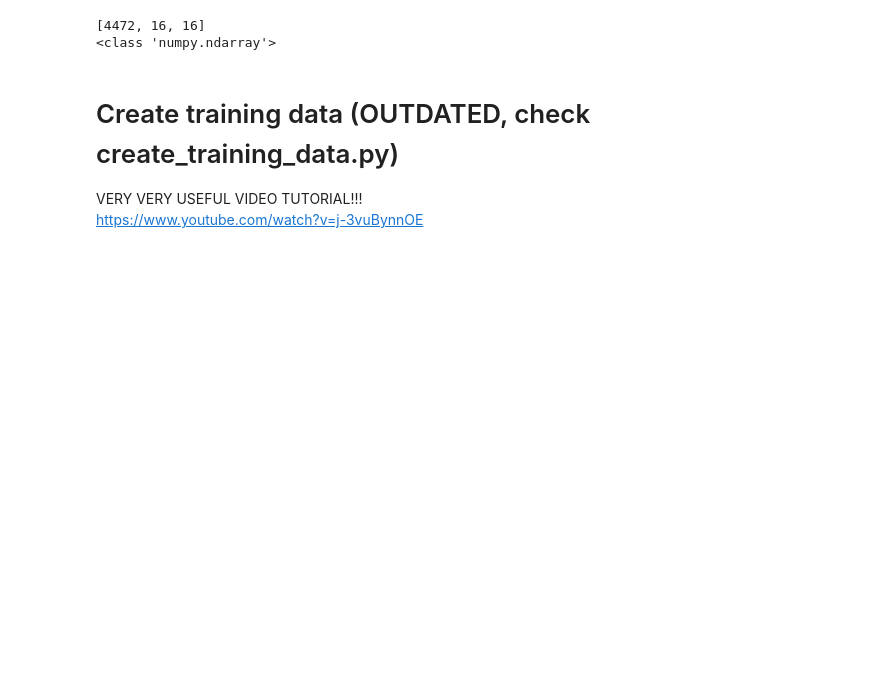
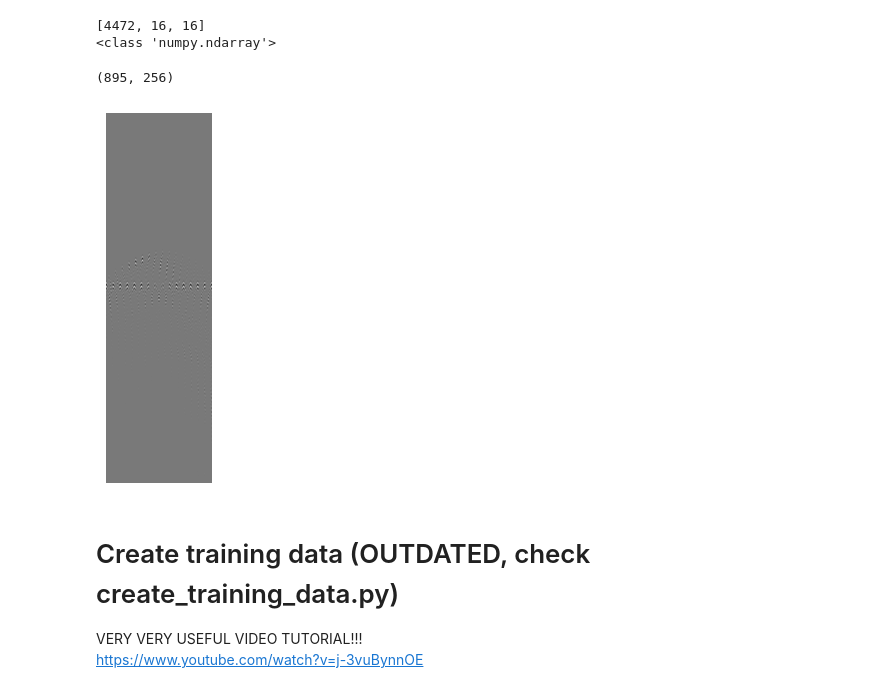
Before and after one commit to MC-Kangan/FYP_Ultrasound_Imaging_ML, a Jupyter notebook: FMC.ipynb, the cells around one changed output. Drawn from its saved outputs; the diff is of its cells as text; code cells hidden in the pictures; blank space fills up the shorter version.

```diff
--- a/FMC.ipynb
+++ b/FMC.ipynb
@@ -20,6 +20,18 @@ print(type(fmc))
 # %% [output]
 [4472, 16, 16]
 <class 'numpy.ndarray'>
+# %%
+fmc = fmc.reshape(4472, 16 * 16)
+fmc = fmc[0::5]/(10**-14) * 255
+print(fmc.shape)
+
+
+plt.imshow(fmc, cmap='gray')
+plt.axis('off')
+plt.savefig('fmc_image_plt.png')
+# %% [output]
+(895, 256)
+[figure, added]
 # %% [markdown]
 # Create training data (OUTDATED, check create_training_data.py)
 
```
Also changed, not shown: parts of 17 cells of this notebook, 9 other files.
